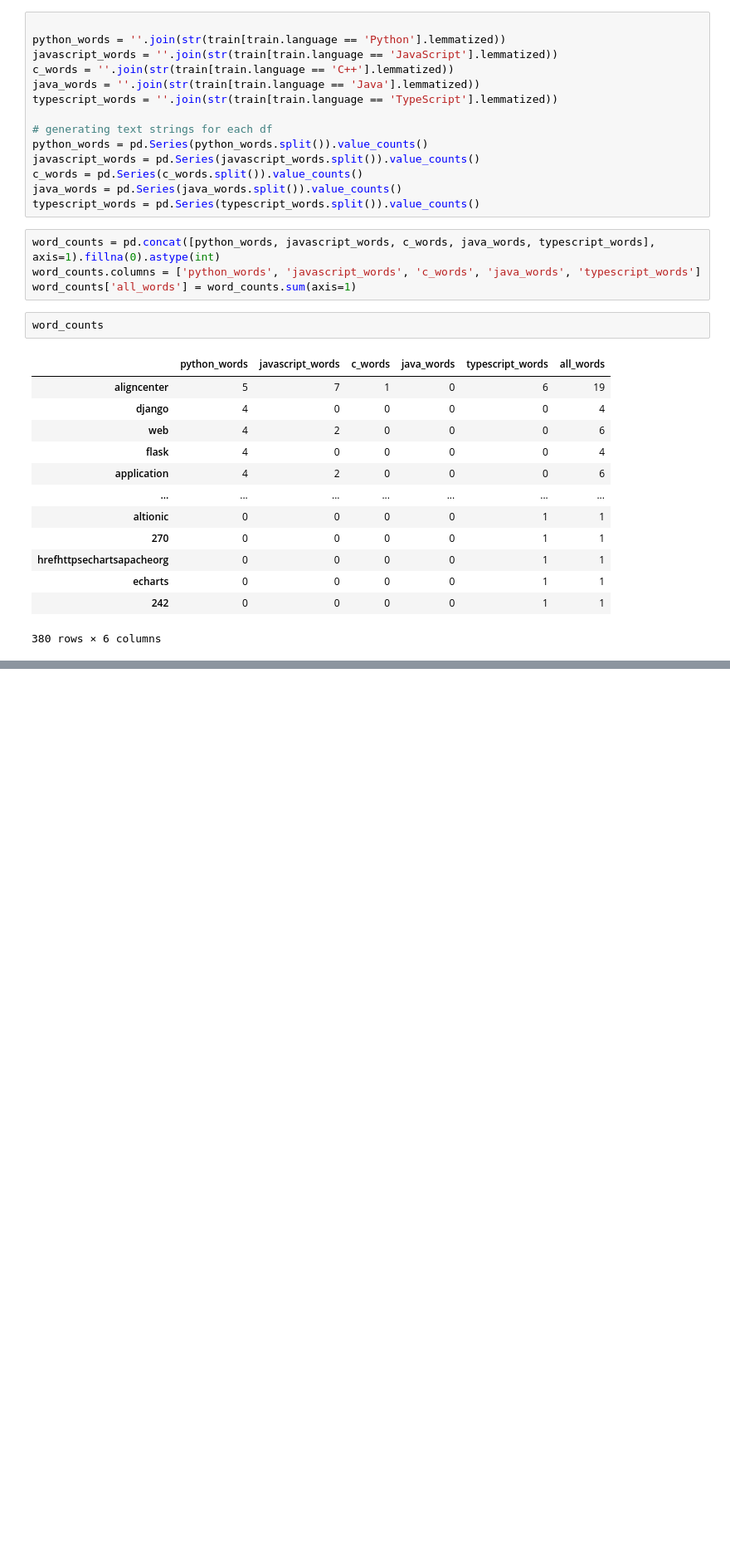
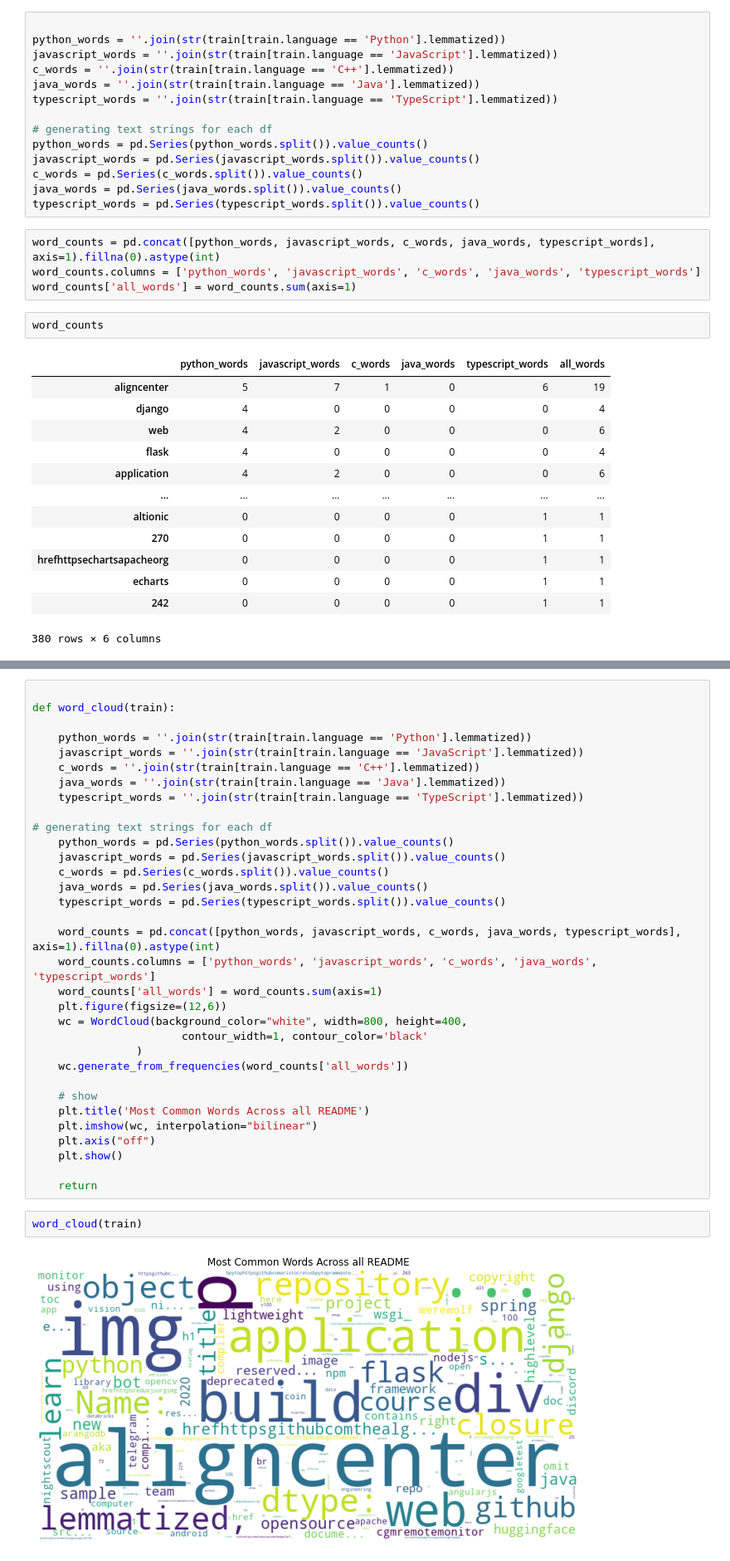
Before and after one commit to team2-nlp-project/team2-nlp-project, a Jupyter notebook: ella_exploration.ipynb, the cells around one changed output, grey strips where cells are left out. Shown: that part at 83% size. Saved outputs shown, nothing was run; the diff lists cells and outputs as text; blank space fills up the shorter version.

```diff
--- a/ella_exploration.ipynb
+++ b/ella_exploration.ipynb
@@ -382,0 +357,37 @@ wordcloud()
+# %%
+
+def word_cloud(train):
+
+    python_words = ''.join(str(train[train.language == 'Python'].lemmatized))
+    javascript_words = ''.join(str(train[train.language == 'JavaScript'].lemmatized))
+    c_words = ''.join(str(train[train.language == 'C++'].lemmatized))
+    java_words = ''.join(str(train[train.language == 'Java'].lemmatized))
+    typescript_words = ''.join(str(train[train.language == 'TypeScript'].lemmatized))
+
+# generating text strings for each df
+    python_words = pd.Series(python_words.split()).value_counts()
+    javascript_words = pd.Series(javascript_words.split()).value_counts()
+    c_words = pd.Series(c_words.split()).value_counts()
+    java_words = pd.Series(java_words.split()).value_counts()
+    typescript_words = pd.Series(typescript_words.split()).value_counts()
+
+    word_counts = pd.concat([python_words, javascript_words, c_words, java_words, typescript_words], axis=1).fillna(0).astype(int)
+    word_counts.columns = ['python_words', 'javascript_words', 'c_words', 'java_words', 'typescript_words']
+    word_counts['all_words'] = word_counts.sum(axis=1)
+    plt.figure(figsize=(12,6))
+    wc = WordCloud(background_color="white", width=800, height=400,
+                       contour_width=1, contour_color='black'
+                )
+    wc.generate_from_frequencies(word_counts['all_words'])
+
+    # show
+    plt.title('Most Common Words Across all README')
+    plt.imshow(wc, interpolation="bilinear")
+    plt.axis("off")
+    plt.show()
+
+    return
+# %%
+word_cloud(train)
+# %% [output]
+[figure, added]
```
Also changed, not shown: parts of 8 cells of this notebook, 2 other files.
